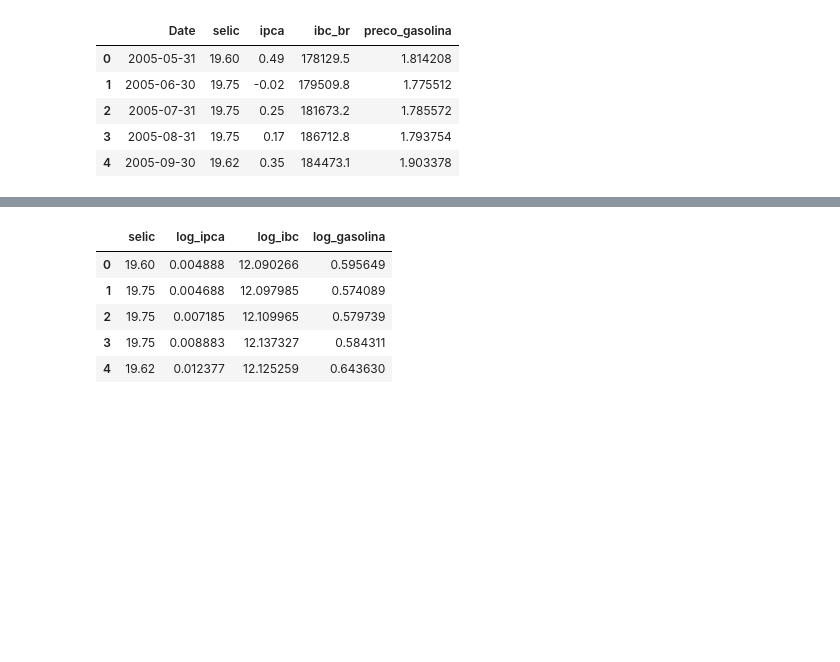
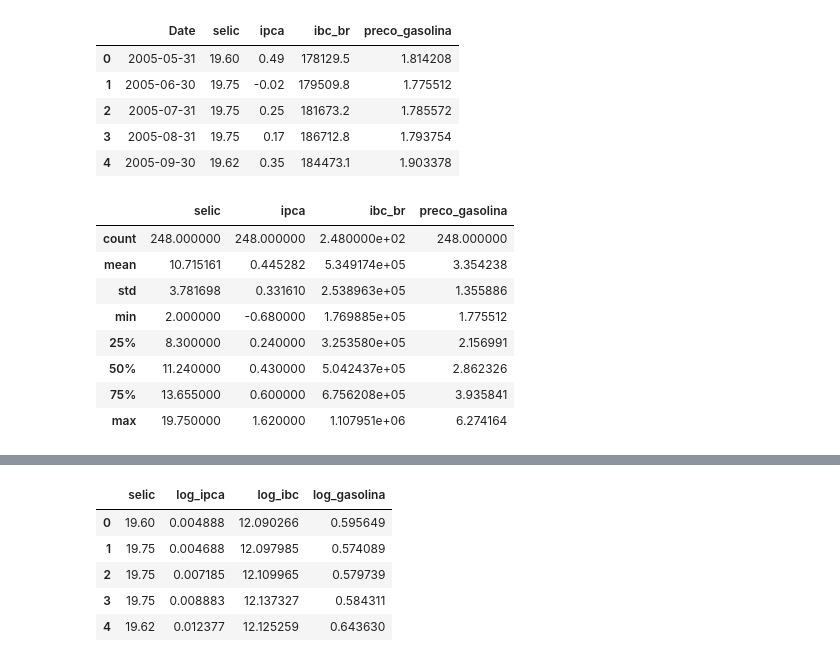
Before and after one commit to iagonmic/VECM-Gasoline-Prices, a Jupyter notebook: cointegration.ipynb, the cells around one changed output, grey strips where cells are left out. Saved outputs shown, nothing was run; the diff lists cells and outputs as text; code cells hidden in the pictures; blank space fills up the shorter version.

```diff
--- a/cointegration.ipynb
+++ b/cointegration.ipynb
@@ -25,6 +30,18 @@ df.head(5)
 | 2 | 2005-07-31 | 19.75 | 0.25 | 181673.2 | 1.785572 |
 | 3 | 2005-08-31 | 19.75 | 0.17 | 186712.8 | 1.793754 |
 | 4 | 2005-09-30 | 19.62 | 0.35 | 184473.1 | 1.903378 |
+# %%
+df.describe()
+# %% [output]
+|  | selic | ipca | ibc_br | preco_gasolina |
+| count | 248.000000 | 248.000000 | 2.480000e+02 | 248.000000 |
+| mean | 10.715161 | 0.445282 | 5.349174e+05 | 3.354238 |
+| std | 3.781698 | 0.331610 | 2.538963e+05 | 1.355886 |
+| min | 2.000000 | -0.680000 | 1.769885e+05 | 1.775512 |
+| 25% | 8.300000 | 0.240000 | 3.253580e+05 | 2.156991 |
+| 50% | 11.240000 | 0.430000 | 5.042437e+05 | 2.862326 |
+| 75% | 13.655000 | 0.600000 | 6.756208e+05 | 3.935841 |
+| max | 19.750000 | 1.620000 | 1.107951e+06 | 6.274164 |
 # %%
 import numpy as np
 
```
Also changed, not shown: parts of 2 cells of this notebook, 5 other files.
